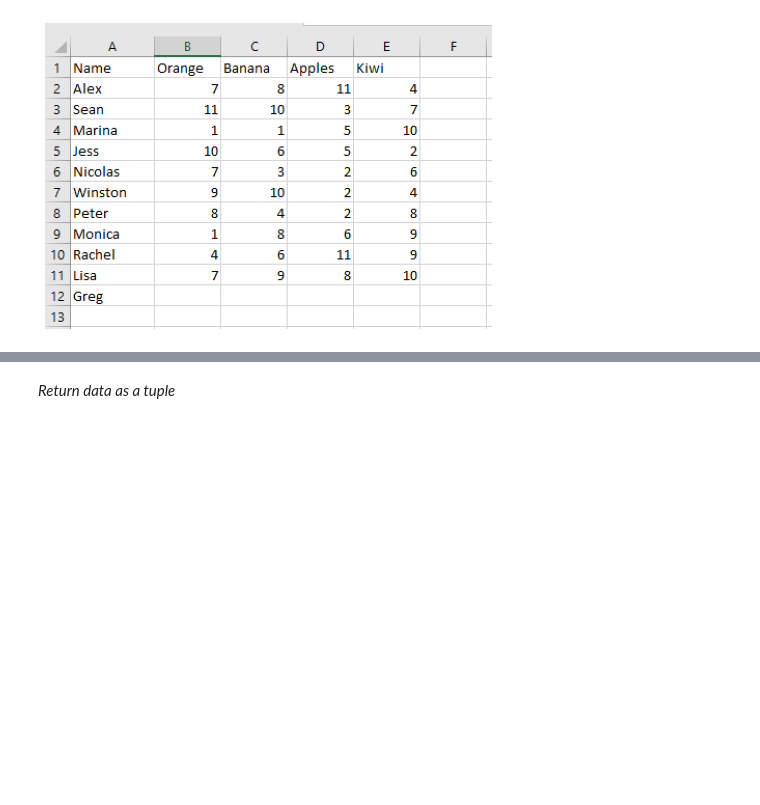
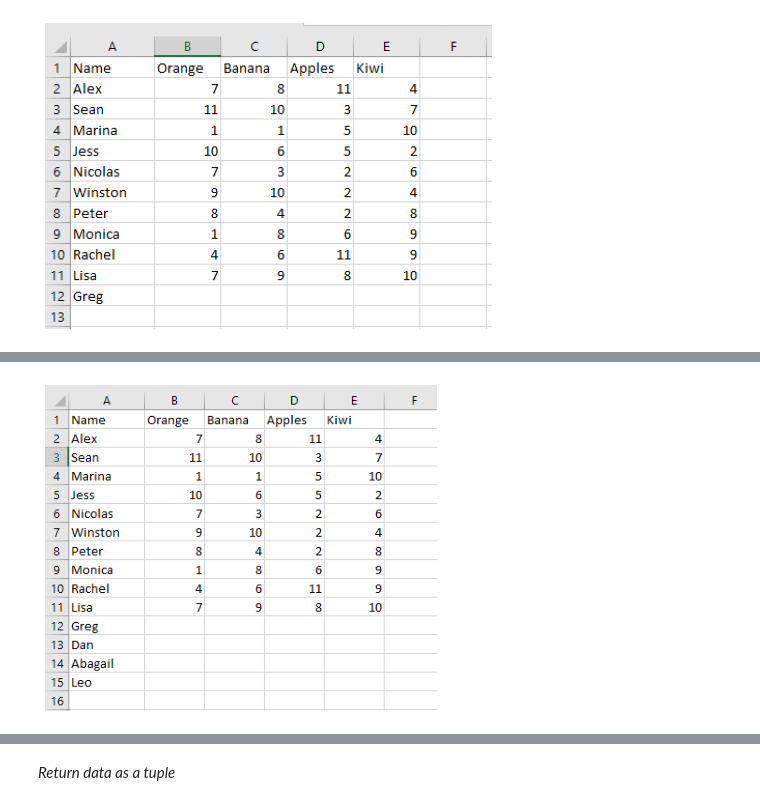
Before and after one commit to datalover2023/Module_3, a Jupyter notebook: Excel_processing_Basics_Colab_Module_3_backup_v2.ipynb, the cells around one changed output, grey strips where cells are left out. Drawn from its saved outputs; the diff is of its cells as text; code cells hidden in the pictures; blank space fills up the shorter version.

```diff
--- a/Excel_processing_Basics_Colab_Module_3_backup_v2.ipynb
+++ b/Excel_processing_Basics_Colab_Module_3_backup_v2.ipynb
@@ -815,7 +845,9 @@ for row in ws["A10:F16"]:
 # %%
 # display image
-img = mpimg.imread('images/img_8.png')
+img = mpimg.imread('images/img_8.PNG')
 plt.imshow(img)
 plt.axis('off')
 plt.show()
+# %% [output]
+[figure, added]
 # %%
```
Also changed, not shown: parts of 42 cells of this notebook.
